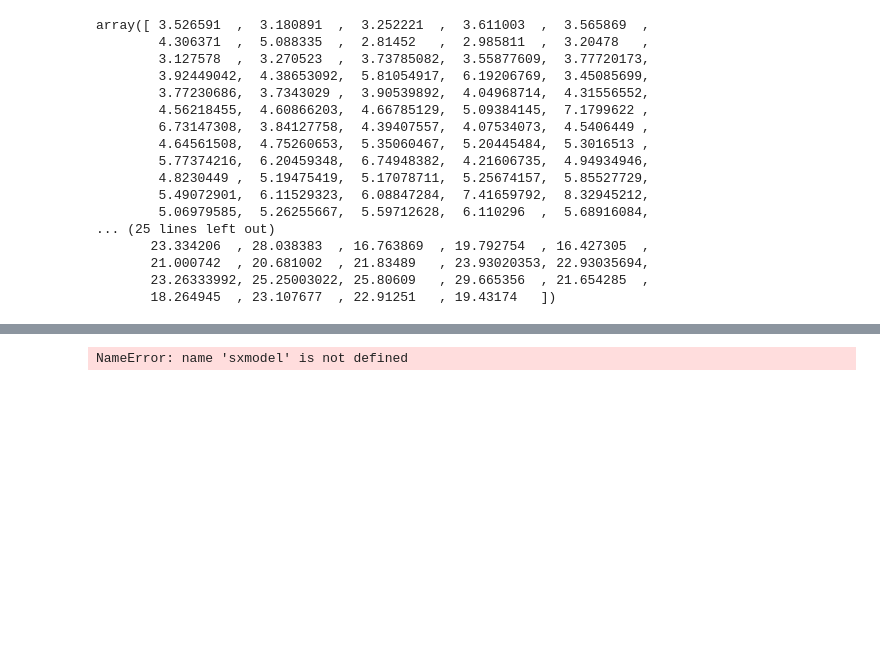
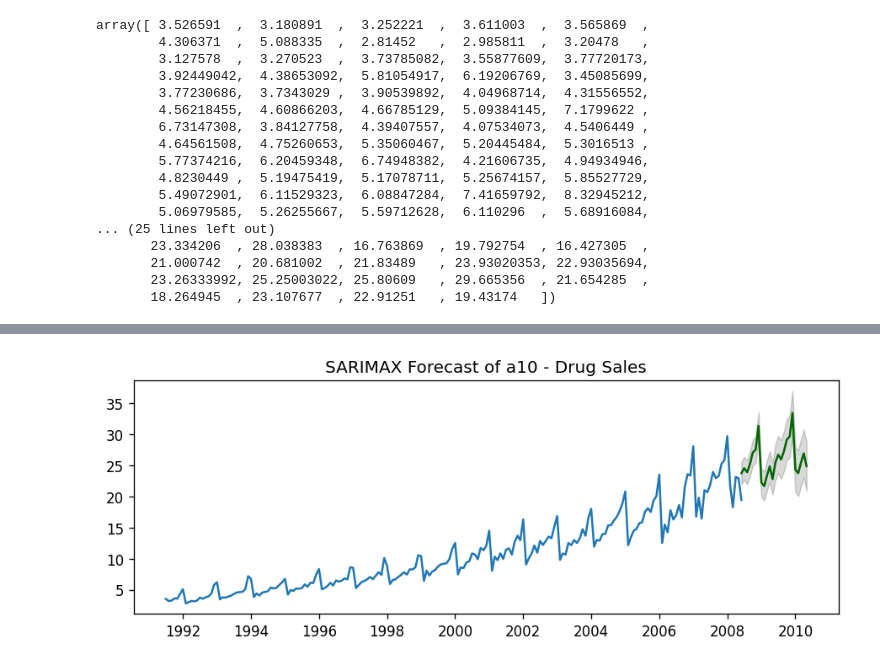
Before and after one commit to mjgrav2001/PredictiveAnalytics, a Jupyter notebook: Week3/ARIMA_Model.ipynb, the cells around one changed output, grey strips where cells are left out. Saved outputs shown, nothing was run; the diff lists cells and outputs as text; code cells hidden in the pictures; blank space fills up the shorter version.

```diff
--- a/Week3/ARIMA_Model.ipynb
+++ b/Week3/ARIMA_Model.ipynb
@@ -647,26 +771,27 @@ ValueError: numpy.dtype size changed, may indicate binary incompatibility. Expec
 # %%
 # Forecast
 n_periods = 24
 fitted, confint = sxmodel.predict(n_periods=n_periods,
-                                  exogenous=np.tile(seasonal_index.value, 2).reshape(-1,1),
+                                  exogenous=np.tile(seasonal_index.seasonal, 2).reshape(-1,1),
                                   return_conf_int=True)
 
 index_of_fc = pd.date_range(data.index[-1], periods = n_periods, freq='MS')
 
 # make series for plotting purpose
 fitted_series = pd.Series(fitted, index=index_of_fc)
 lower_series = pd.Series(confint[:, 0], index=index_of_fc)
 upper_series = pd.Series(confint[:, 1], index=index_of_fc)
 
+
 # Plot
-plt.plot(data['value'])
+plt.plot(data.value)
 plt.plot(fitted_series, color='darkgreen')
 plt.fill_between(lower_series.index,
                  lower_series,
                  upper_series,
                  color='k', alpha=.15)
 
 plt.title("SARIMAX Forecast of a10 - Drug Sales")
 plt.show()
 # %% [output]
-NameError: name 'sxmodel' is not defined
+[figure, added]
```
Also changed, not shown: parts of 18 cells of this notebook, 2 other files.
